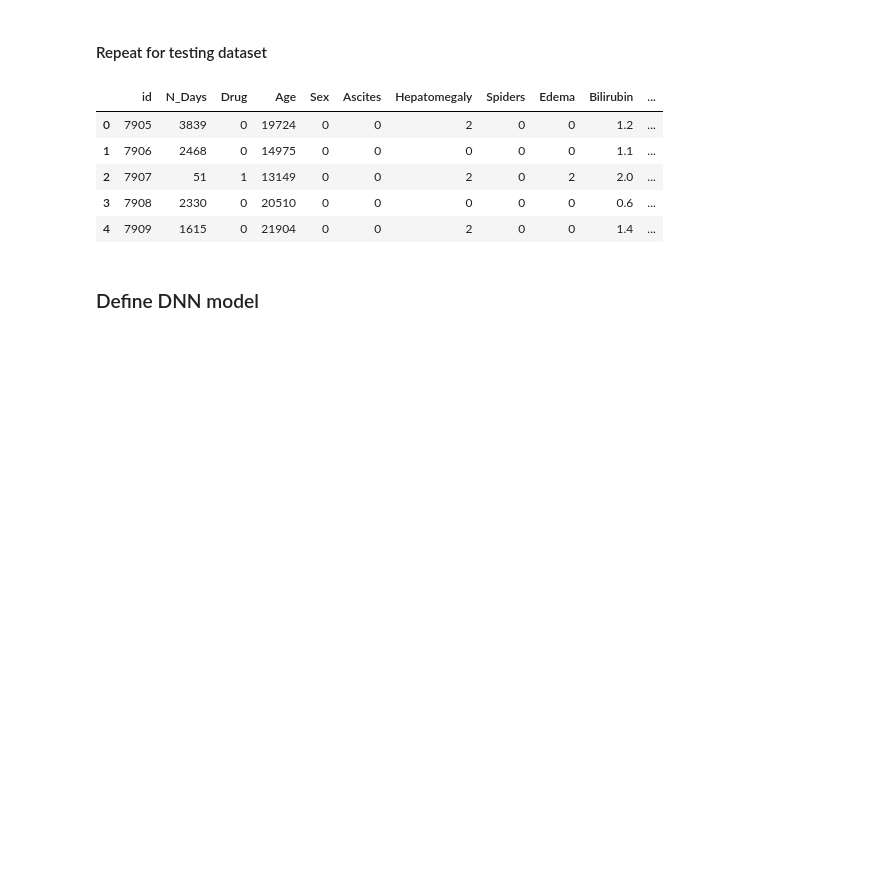
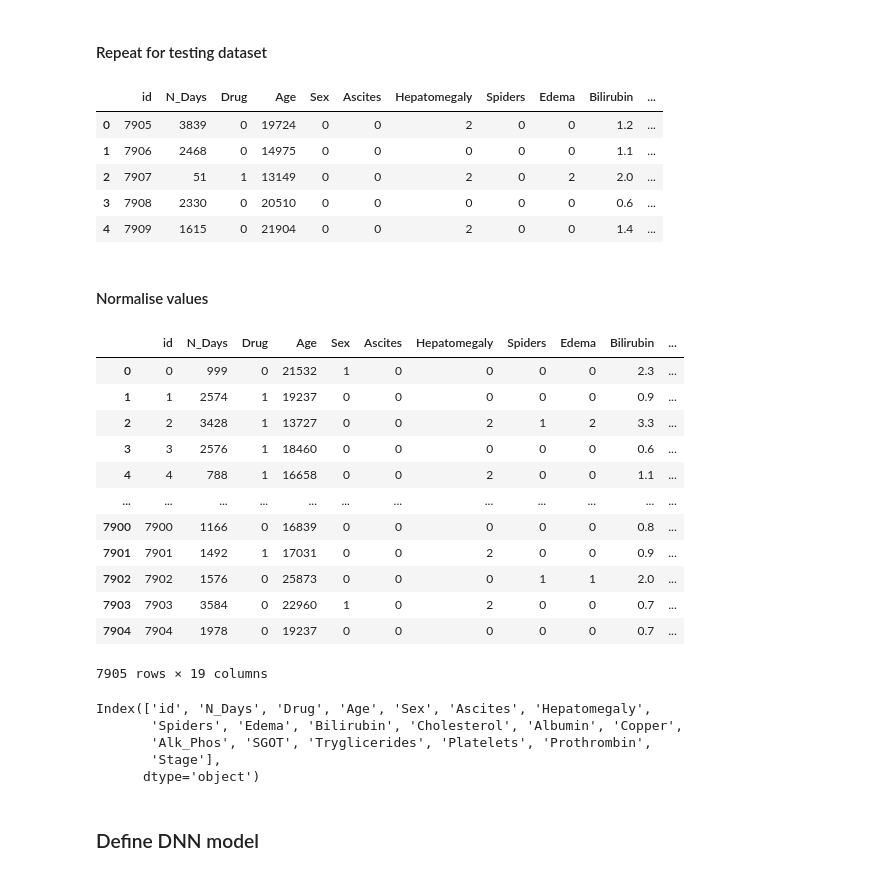
Before and after one commit to ChamodKalupahana/kaggle_cirrhosis_outcomes, a Jupyter notebook: simple-dnn-model-cham-cirrhosis.ipynb, the cells around one changed output. Saved outputs shown, nothing was run; the diff lists cells and outputs as text; code cells hidden in the pictures; blank space fills up the shorter version.

```diff
--- a/simple-dnn-model-cham-cirrhosis.ipynb
+++ b/simple-dnn-model-cham-cirrhosis.ipynb
@@ -155,3 +155,29 @@ test_dataset.head()
 | 2 | 7907 | 51 | 1 | 13149 | 0 | 0 | 2 | 0 | 2 | 2.0 | ... |
 | 3 | 7908 | 2330 | 0 | 20510 | 0 | 0 | 0 | 0 | 0 | 0.6 | ... |
 | 4 | 7909 | 1615 | 0 | 21904 | 0 | 0 | 2 | 0 | 0 | 1.4 | ... |
+# %% [markdown]
+#### Normalise values
+# %%
+x
+# %% [output]
+|  | id | N_Days | Drug | Age | Sex | Ascites | Hepatomegaly | Spiders | Edema | Bilirubin | ... |
+| 0 | 0 | 999 | 0 | 21532 | 1 | 0 | 0 | 0 | 0 | 2.3 | ... |
+| 1 | 1 | 2574 | 1 | 19237 | 0 | 0 | 0 | 0 | 0 | 0.9 | ... |
+| 2 | 2 | 3428 | 1 | 13727 | 0 | 0 | 2 | 1 | 2 | 3.3 | ... |
+| 3 | 3 | 2576 | 1 | 18460 | 0 | 0 | 0 | 0 | 0 | 0.6 | ... |
+| 4 | 4 | 788 | 1 | 16658 | 0 | 0 | 2 | 0 | 0 | 1.1 | ... |
+| ... | ... | ... | ... | ... | ... | ... | ... | ... | ... | ... | ... |
+| 7900 | 7900 | 1166 | 0 | 16839 | 0 | 0 | 0 | 0 | 0 | 0.8 | ... |
+| 7901 | 7901 | 1492 | 1 | 17031 | 0 | 0 | 2 | 0 | 0 | 0.9 | ... |
+| 7902 | 7902 | 1576 | 0 | 25873 | 0 | 0 | 0 | 1 | 1 | 2.0 | ... |
+| 7903 | 7903 | 3584 | 0 | 22960 | 1 | 0 | 2 | 0 | 0 | 0.7 | ... |
+| 7904 | 7904 | 1978 | 0 | 19237 | 0 | 0 | 0 | 0 | 0 | 0.7 | ... |
+7905 rows × 19 columns
+# %%
+x.columns
+# %% [output]
+Index(['id', 'N_Days', 'Drug', 'Age', 'Sex', 'Ascites', 'Hepatomegaly',
+       'Spiders', 'Edema', 'Bilirubin', 'Cholesterol', 'Albumin', 'Copper',
+       'Alk_Phos', 'SGOT', 'Tryglicerides', 'Platelets', 'Prothrombin',
+       'Stage'],
+      dtype='object')
```
Also changed, not shown: parts of 7 cells of this notebook.
